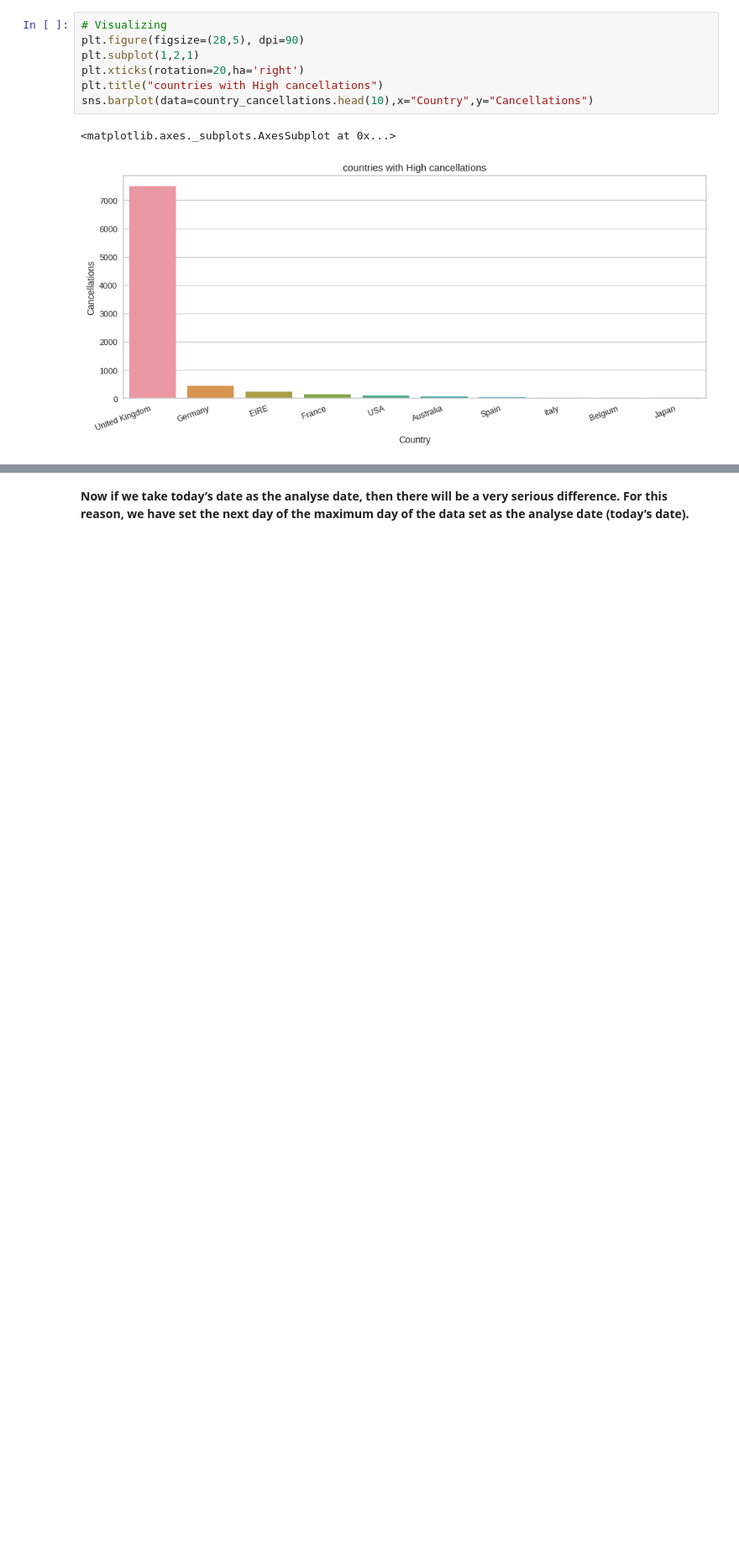
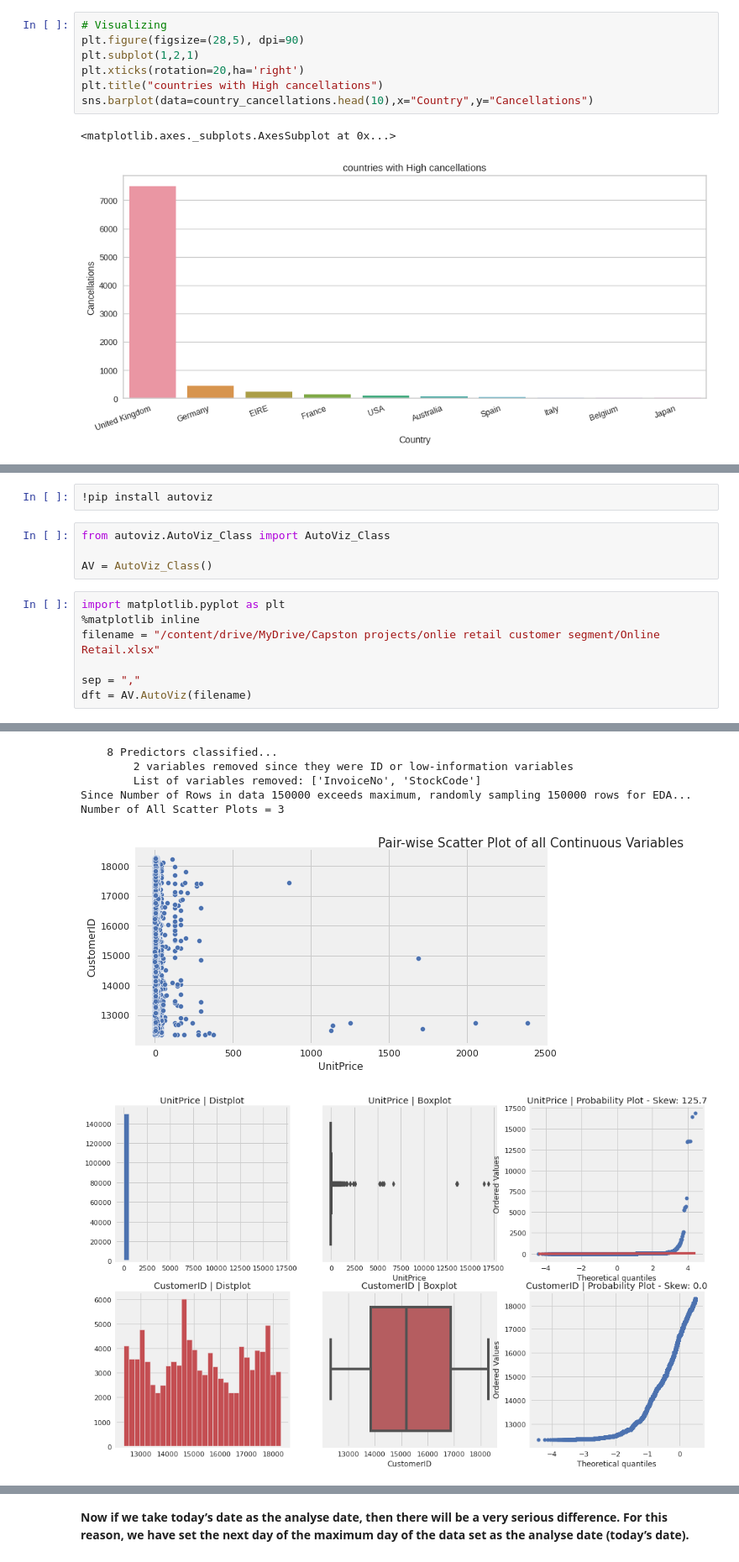
Before and after one commit to pratikghodke777/Online-Retail-Customer-Segmentation, a Jupyter notebook: Online_Retail_Customer_Segmentation_final_2_Capstone_Project.ipynb, the cells around one changed output, grey strips where cells are left out. Shown at 84% size. Drawn from its saved outputs; the diff is of its cells as text; blank space fills up the shorter version.

```diff
--- a/Online_Retail_Customer_Segmentation_final_2_Capstone_Project.ipynb
+++ b/Online_Retail_Customer_Segmentation_final_2_Capstone_Project.ipynb
@@ -440,0 +458,14 @@ sns.barplot(data=country_cancellations.head(10),x="Country",y="Cancellations")
+# %%
+!pip install autoviz
+# %%
+from autoviz.AutoViz_Class import AutoViz_Class
+
+AV = AutoViz_Class()
+# %%
+import matplotlib.pyplot as plt
+%matplotlib inline
+filename = "/content/drive/MyDrive/Capston projects/onlie retail customer segment/Online Retail.xlsx"
+
+sep = ","
+dft = AV.AutoViz(filename)
+# %% [output]
@@ -440,0 +488,7 @@ sns.barplot(data=country_cancellations.head(10),x="Country",y="Cancellations")
+    8 Predictors classified...
+        2 variables removed since they were ID or low-information variables
+        List of variables removed: ['InvoiceNo', 'StockCode']
+Since Number of Rows in data 150000 exceeds maximum, randomly sampling 150000 rows for EDA...
+Number of All Scatter Plots = 3
+[figure, added]
+[figure, added]
```
Also changed, not shown: parts of 5 cells of this notebook.
